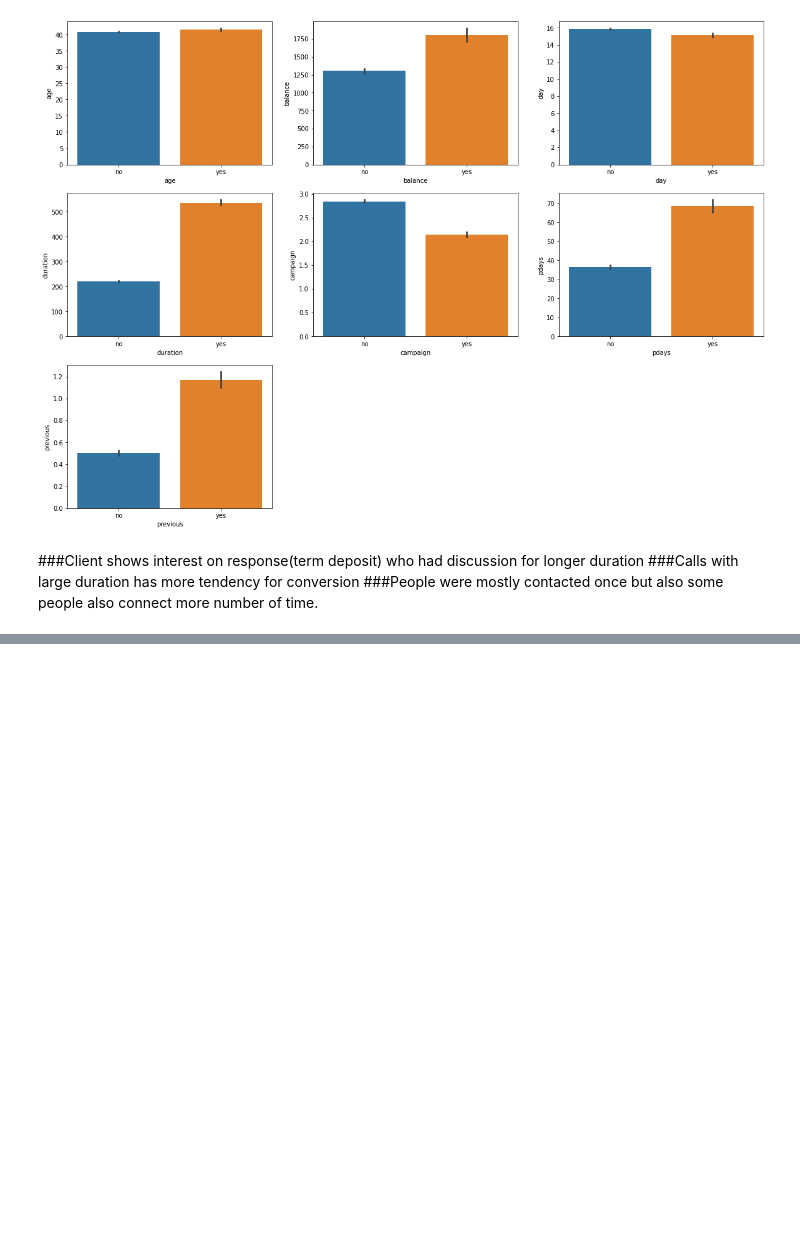
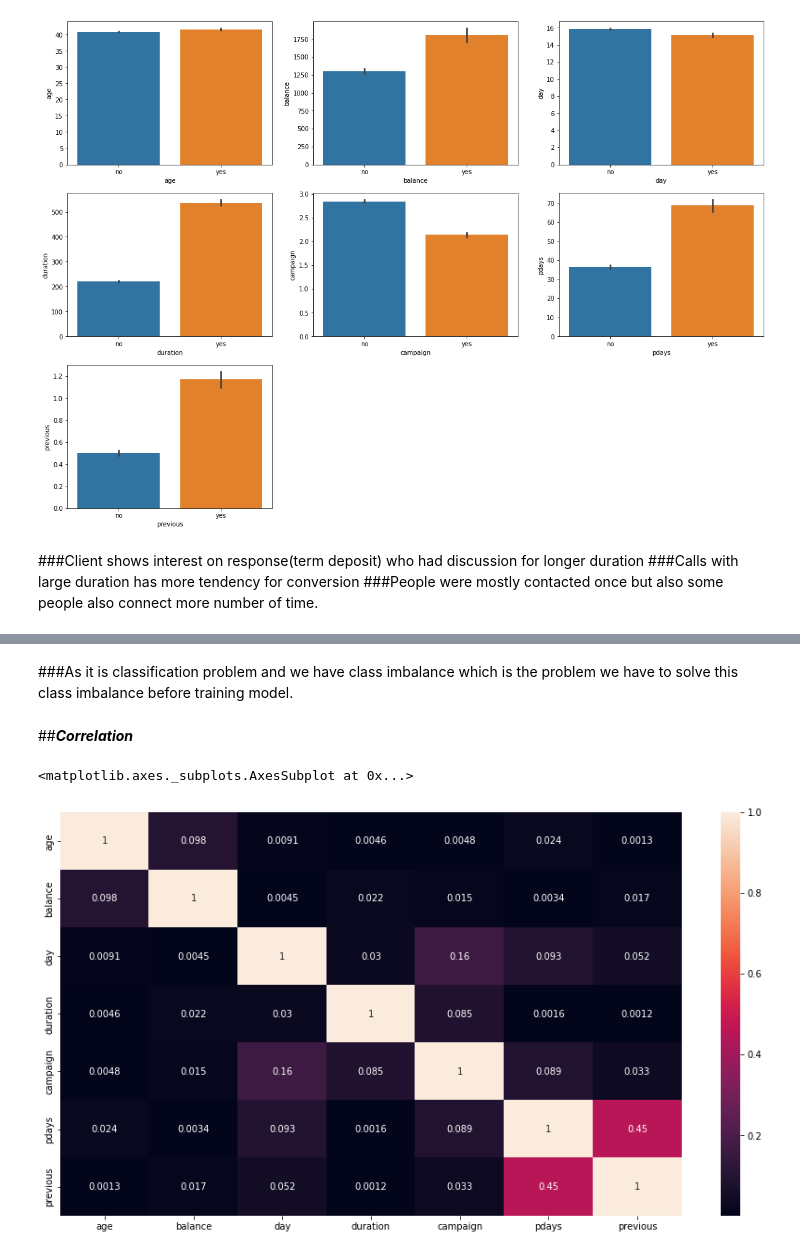
Before and after one commit to YashwantRaul/Supervised-ML-Classification, a Jupyter notebook: Bank_Marketing_Effectiveness_Prediction_Capstone_Project.ipynb, the cells around one changed output, grey strips where cells are left out. Saved outputs shown, nothing was run; the diff lists cells and outputs as text; code cells hidden in the pictures; blank space fills up the shorter version.

```diff
--- a/Bank_Marketing_Effectiveness_Prediction_Capstone_Project.ipynb
+++ b/Bank_Marketing_Effectiveness_Prediction_Capstone_Project.ipynb
@@ -383,0 +414,11 @@ plt.show()
+# %% [markdown]
+###As it is classification problem and we have class imbalance which is the problem we have to solve this class imbalance before training model.
+# %% [markdown]
+##***Correlation***
+# %%
+# Plotting correlation matrix
+plt.subplots(figsize=(15,8))
+sns.heatmap(df.corr().abs(), annot=True,)
+# %% [output]
+<matplotlib.axes._subplots.AxesSubplot at 0x...>
+[figure, added]
```
Also changed, not shown: parts of 32 cells of this notebook.
